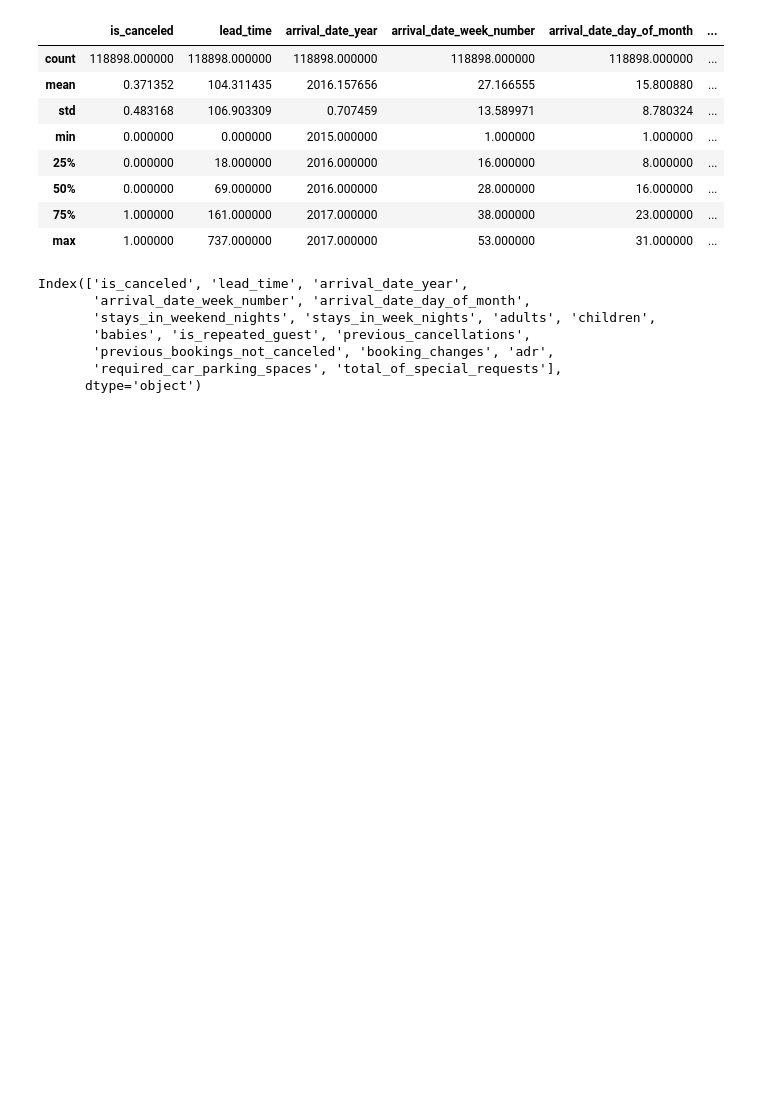
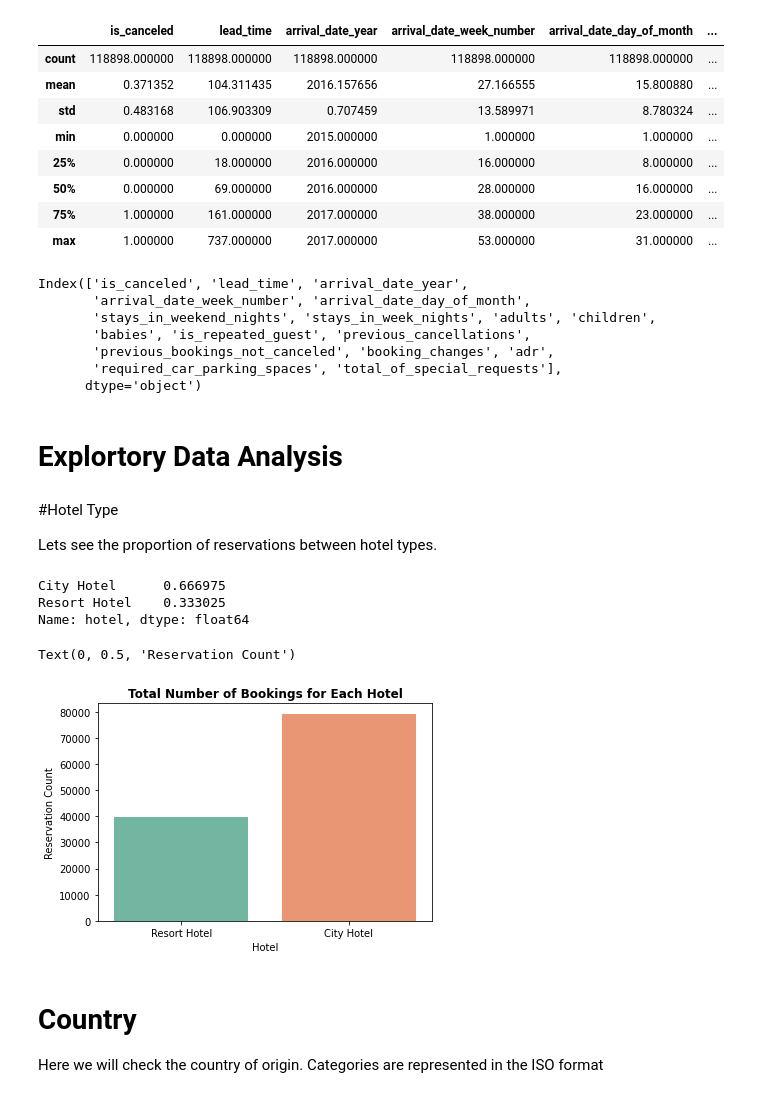
Before and after one commit to ravali-muta/Hotel-Booking-Analysis, a Jupyter notebook: Hotel_Booking_Analysis_.ipynb, the cells around one changed output. Drawn from its saved outputs; the diff is of its cells as text; code cells hidden in the pictures; blank space fills up the shorter version.

```diff
--- a/Hotel_Booking_Analysis_.ipynb
+++ b/Hotel_Booking_Analysis_.ipynb
@@ -160,3 +188,29 @@ Index(['is_canceled', 'lead_time', 'arrival_date_year',
        'previous_bookings_not_canceled', 'booking_changes', 'adr',
        'required_car_parking_spaces', 'total_of_special_requests'],
       dtype='object')
+# %% [markdown]
+ # Explortory Data Analysis
+# %% [markdown]
+#Hotel Type
+
+Lets see the proportion of reservations between hotel types.
+# %%
+df['hotel'].value_counts(normalize = True)
+# %% [output]
+City Hotel      0.666975
+Resort Hotel    0.333025
+Name: hotel, dtype: float64
+# %%
+plt.figure(figsize = (6,4))
+
+sns.countplot(x='hotel', data = df, palette='Set2')
+plt.title('Total Number of Bookings for Each Hotel', weight='bold')
+plt.xlabel('Hotel')
+plt.ylabel('Reservation Count')
+# %% [output]
+Text(0, 0.5, 'Reservation Count')
+[figure, added]
+# %% [markdown]
+# Country
+
+Here we will check the country of origin. Categories are represented in the ISO  format
```
Also changed, not shown: parts of 55 cells of this notebook.
